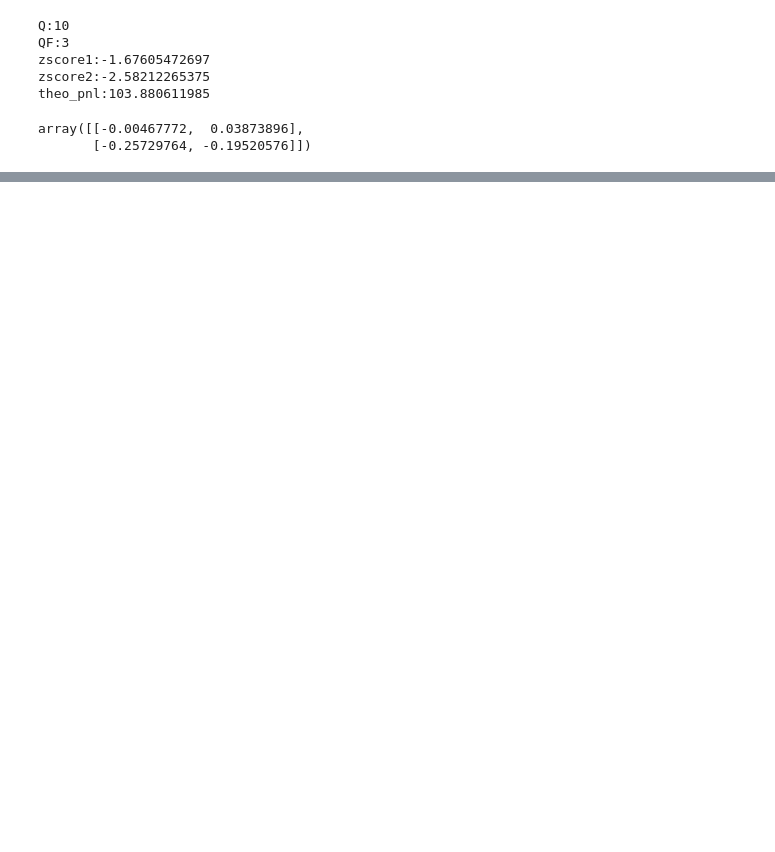
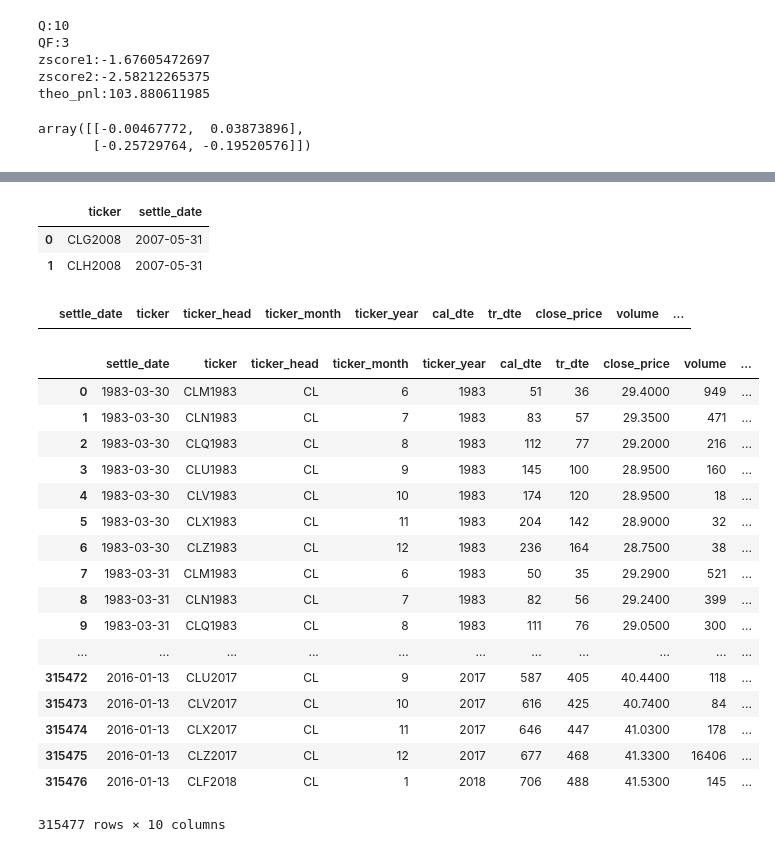
Before and after one commit to d0p34m1n3/repo_barbarossa, a Jupyter notebook: PycharmProjects/ta/analysis.ipynb, the cells around one changed output, grey strips where cells are left out. Drawn from its saved outputs; the diff is of its cells as text; code cells hidden in the pictures; blank space fills up the shorter version.

```diff
--- a/PycharmProjects/ta/analysis.ipynb
+++ b/PycharmProjects/ta/analysis.ipynb
@@ -80,0 +75,3 @@ np
+# %%
+import get_price.get_futures_price as gfp
+data4_tickerhead = gfp.get_futures_price_4ticker(ticker_head='CL')
@@ -80,0 +99,10 @@ np
+# %%
+import datetime as dt
+import pandas as pd
+dirty_data = pd.DataFrame.from_items([('ticker', ['CLG2008','CLH2008']), ('settle_date', [dt.date(2007,5,31),dt.date(2007,5,31)])])
+data4_tickerhead
+dirty_data
+# %% [output]
+|  | ticker | settle_date |
+| 0 | CLG2008 | 2007-05-31 |
+| 1 | CLH2008 | 2007-05-31 |
@@ -80,0 +112,33 @@ np
+# %%
+import pandas as pd
+import numpy as np
+import get_price.presave_price as psp
+dirty_data_points = psp.dirty_data_points
+data4_tickerhead = pd.merge(data4_tickerhead, dirty_data_points, on=['settle_date', 'ticker'],how='left')
+data4_tickerhead_filtered = data4_tickerhead[data4_tickerhead['discard'] !=True]
+# %%
+data4_tickerhead_filtered[(data4_tickerhead_filtered['settle_date']==dirty_data_points['settle_date'][0])&
+                 (data4_tickerhead_filtered['ticker']==dirty_data_points['ticker'][0])]
+# %% [output]
+|  | settle_date | ticker | ticker_head | ticker_month | ticker_year | cal_dte | tr_dte | close_price | volume | ... |
+# %%
+data4_tickerhead
+# %% [output]
+|  | settle_date | ticker | ticker_head | ticker_month | ticker_year | cal_dte | tr_dte | close_price | volume | ... |
+| 0 | 1983-03-30 | CLM1983 | CL | 6 | 1983 | 51 | 36 | 29.4000 | 949 | ... |
+| 1 | 1983-03-30 | CLN1983 | CL | 7 | 1983 | 83 | 57 | 29.3500 | 471 | ... |
+| 2 | 1983-03-30 | CLQ1983 | CL | 8 | 1983 | 112 | 77 | 29.2000 | 216 | ... |
+| 3 | 1983-03-30 | CLU1983 | CL | 9 | 1983 | 145 | 100 | 28.9500 | 160 | ... |
+| 4 | 1983-03-30 | CLV1983 | CL | 10 | 1983 | 174 | 120 | 28.9500 | 18 | ... |
+| 5 | 1983-03-30 | CLX1983 | CL | 11 | 1983 | 204 | 142 | 28.9000 | 32 | ... |
+| 6 | 1983-03-30 | CLZ1983 | CL | 12 | 1983 | 236 | 164 | 28.7500 | 38 | ... |
+| 7 | 1983-03-31 | CLM1983 | CL | 6 | 1983 | 50 | 35 | 29.2900 | 521 | ... |
+| 8 | 1983-03-31 | CLN1983 | CL | 7 | 1983 | 82 | 56 | 29.2400 | 399 | ... |
+| 9 | 1983-03-31 | CLQ1983 | CL | 8 | 1983 | 111 | 76 | 29.0500 | 300 | ... |
+| ... | ... | ... | ... | ... | ... | ... | ... | ... | ... | ... |
+| 315472 | 2016-01-13 | CLU2017 | CL | 9 | 2017 | 587 | 405 | 40.4400 | 118 | ... |
+| 315473 | 2016-01-13 | CLV2017 | CL | 10 | 2017 | 616 | 425 | 40.7400 | 84 | ... |
+| 315474 | 2016-01-13 | CLX2017 | CL | 11 | 2017 | 646 | 447 | 41.0300 | 178 | ... |
+| 315475 | 2016-01-13 | CLZ2017 | CL | 12 | 2017 | 677 | 468 | 41.3300 | 16406 | ... |
+| 315476 | 2016-01-13 | CLF2018 | CL | 1 | 2018 | 706 | 488 | 41.5300 | 145 | ... |
+315477 rows × 10 columns
```
Also changed, not shown: parts of 6 cells of this notebook, 10 other files.
